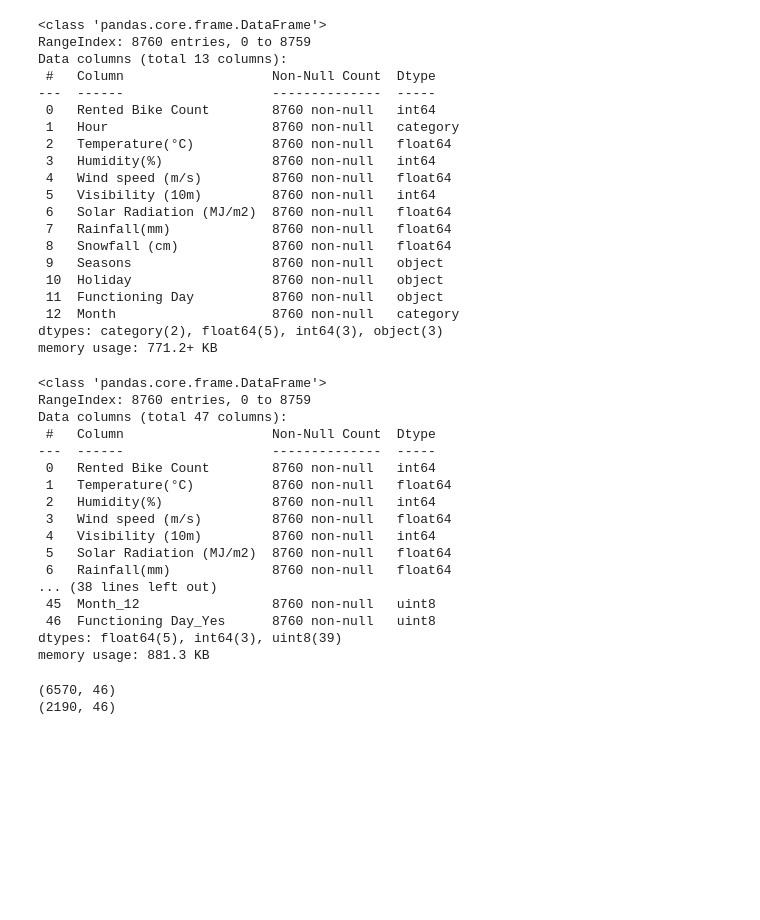
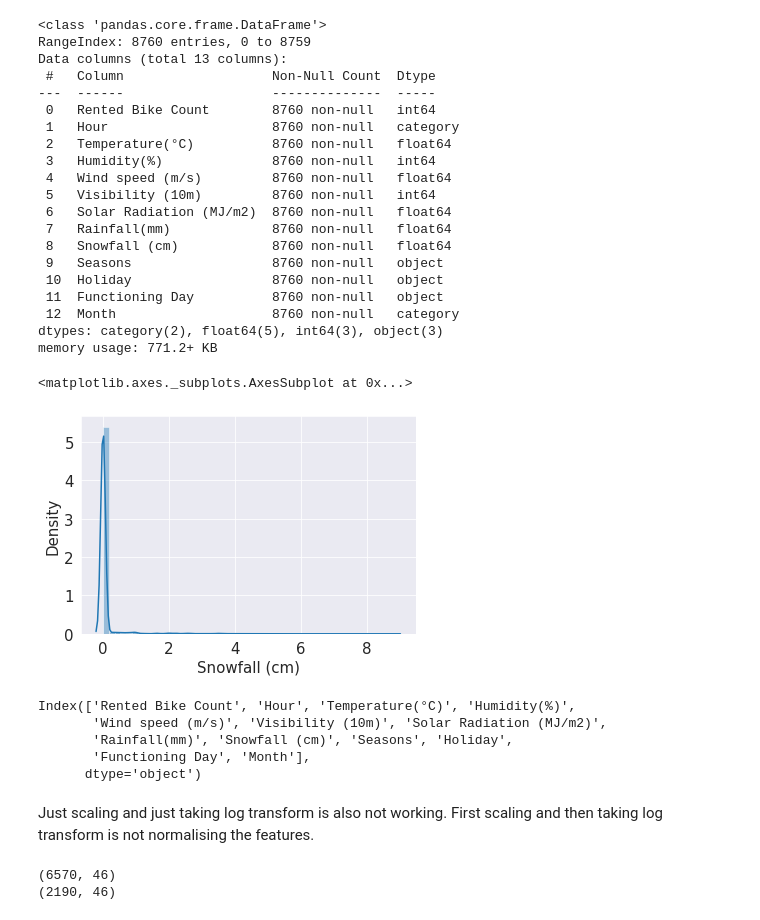
Before and after one commit to GoPlusUltra/Bike-Sharing-Prediction-Model, a Jupyter notebook: Copy_of_Bike_Sharing_Demand_Prediction_Capstone_Project.ipynb, the cells around one changed output. Drawn from its saved outputs; the diff is of its cells as text; code cells hidden in the pictures; blank space fills up the shorter version.

```diff
--- a/Copy_of_Bike_Sharing_Demand_Prediction_Capstone_Project.ipynb
+++ b/Copy_of_Bike_Sharing_Demand_Prediction_Capstone_Project.ipynb
@@ -513,25 +483,18 @@ memory usage: 771.2+ KB
 # %%
 #creating dummies for categorical features
 model_df=pd.get_dummies(df,columns=['Hour','Seasons','Holiday','Month','Functioning Day'],drop_first=True)
-# %%
-model_df.info()
-# %% [output]
-<class 'pandas.core.frame.DataFrame'>
-RangeIndex: 8760 entries, 0 to 8759
-Data columns (total 47 columns):
- #   Column                   Non-Null Count  Dtype
----  ------                   --------------  -----
- 0   Rented Bike Count        8760 non-null   int64
- 1   Temperature(°C)          8760 non-null   float64
- 2   Humidity(%)              8760 non-null   int64
- 3   Wind speed (m/s)         8760 non-null   float64
- 4   Visibility (10m)         8760 non-null   int64
- 5   Solar Radiation (MJ/m2)  8760 non-null   float64
- 6   Rainfall(mm)             8760 non-null   float64
-... (38 lines left out)
- 45  Month_12                 8760 non-null   uint8
- 46  Functioning Day_Yes      8760 non-null   uint8
-dtypes: float64(5), int64(3), uint8(39)
-memory usage: 881.3 KB
+# %%
+sns.distplot(df['Snowfall (cm)'])
+# %% [output]
+<matplotlib.axes._subplots.AxesSubplot at 0x...>
+[figure, added]
 # %%
 features=model_df.drop(['Rented Bike Count'],axis=1)
+# %%
+df.columns
+# %% [output]
+Index(['Rented Bike Count', 'Hour', 'Temperature(°C)', 'Humidity(%)',
+       'Wind speed (m/s)', 'Visibility (10m)', 'Solar Radiation (MJ/m2)',
+       'Rainfall(mm)', 'Snowfall (cm)', 'Seasons', 'Holiday',
+       'Functioning Day', 'Month'],
+      dtype='object')
@@ -538,3 +503,6 @@ features=model_df.drop(['Rented Bike Count'],axis=1)
+# %% [markdown]
+Just scaling and just taking log transform is also not working.
+First scaling and then taking log transform is not normalising the features.
 # %%
 #from sklearn.preprocessing import MinMaxScaler
 #scaler=MinMaxScaler()
```
Also changed, not shown: parts of 33 cells of this notebook.
